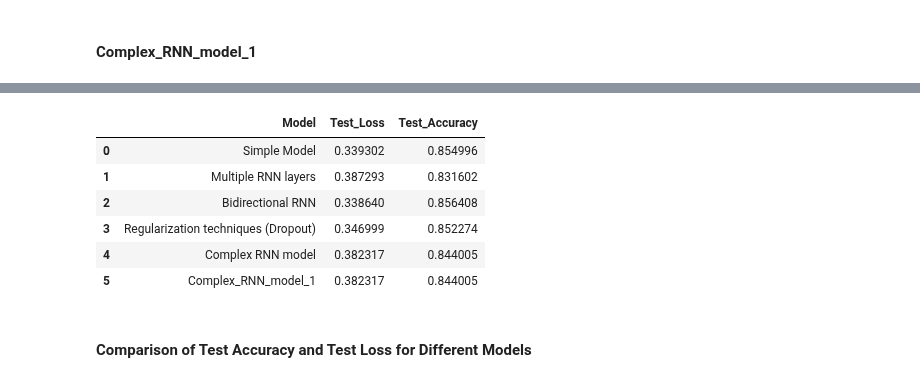
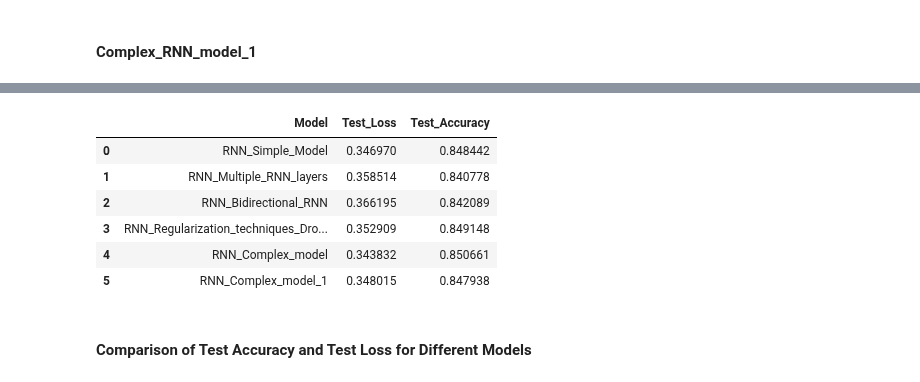
Before and after one commit to spouli/DeepLearning, a Jupyter notebook: Working_notebook_RNN.ipynb, the cells around one changed output, grey strips where cells are left out. Cells and saved outputs as stored; diff of their text form; code cells hidden in the pictures.

```diff
--- a/Working_notebook_RNN.ipynb
+++ b/Working_notebook_RNN.ipynb
@@ -115,11 +116,15 @@ Shape of test data: (9917,)
 # %%
 # Tokenize the reviews
 X_train_tokenized = [word_tokenize(review) for review in X_train]
+X_val_tokenized = [word_tokenize(review) for review in X_val]
 X_test_tokenized = [word_tokenize(review) for review in X_test]
 
 print('--------------X_train_tokenized: \n')
 print(X_train_tokenized[:1])
 print('\n')
+print('--------------X_val_tokenized: \n')
+print(X_val_tokenized[:1])
+print('\n')
 print('--------------X_test_tokenized: \n')
 print(X_test_tokenized[:1])
 # %% [output]
@@ -455,7 +481,7 @@ reduce_lr = ReduceLROnPlateau(monitor='val_loss', patience=3, cooldown=0)
 early_stopping = EarlyStopping(monitor='val_accuracy', min_delta=1e-4, patience=3)
 
 # Train the model with the callbacks
-model.fit(X_train_reshaped, y_train, validation_data=(X_test_reshaped, y_test),
+model.fit(X_train_reshaped, y_train, validation_data=(X_val_reshaped, y_val),
           epochs=10, batch_size=64, callbacks=[reduce_lr, early_stopping])
 
 # Evaluate the model
@@ -463,9 +489,9 @@ loss, accuracy = model.evaluate(X_test_reshaped, y_test)
 print(f"Test loss: {loss}")
 print(f"Test accuracy: {accuracy}")
 
-# Add the evaluation metrics to the dataframe
-results_df['Test_Loss'][results_df['Model']=='Bidirectional RNN'] =  loss
-results_df['Test_Accuracy'][results_df['Model']=='Bidirectional RNN'] = accuracy
+# Append with the evaluation metrics the dataframe
+RNN_Bidirectional_RNN = {'Model': 'RNN_Bidirectional_RNN', 'Test_Loss': loss, 'Test_Accuracy': accuracy}
+results_df = results_df.append(RNN_Bidirectional_RNN, ignore_index=True)
 results_df
 # %% [output]
 Epoch 1/10
@@ -513,7 +531,7 @@ reduce_lr = ReduceLROnPlateau(monitor='val_loss', patience=3, cooldown=0)
 early_stopping = EarlyStopping(monitor='val_accuracy', min_delta=1e-4, patience=3)
 
 # Train the model with the callbacks
-model.fit(X_train_reshaped, y_train, validation_data=(X_test_reshaped, y_test),
+model.fit(X_train_reshaped, y_train, validation_data=(X_val_reshaped, y_val),
           epochs=10, batch_size=64, callbacks=[reduce_lr, early_stopping])
 
 # Evaluate the model
@@ -521,9 +539,9 @@ loss, accuracy = model.evaluate(X_test_reshaped, y_test)
 print(f"Test loss: {loss}")
 print(f"Test accuracy: {accuracy}")
 
-# Add the evaluation metrics to the dataframe
-results_df['Test_Loss'][results_df['Model']=='Regularization techniques (Dropout)'] =  loss
-results_df['Test_Accuracy'][results_df['Model']=='Regularization techniques (Dropout)'] = accuracy
+# Append with the evaluation metrics the dataframe
+RNN_Regularization_techniques_Dropout = {'Model': 'RNN_Regularization_techniques_Dropout', 'Test_Loss': loss, 'Test_Accuracy': accuracy}
+results_df = results_df.append(RNN_Regularization_techniques_Dropout, ignore_index=True)
 results_df
 # %% [output]
 Epoch 1/10
@@ -565,7 +582,7 @@ reduce_lr = ReduceLROnPlateau(monitor='val_loss', patience=3, cooldown=0)
 early_stopping = EarlyStopping(monitor='val_accuracy', min_delta=1e-4, patience=3)
 
 # Train the model with the callbacks
-model.fit(X_train_reshaped, y_train, validation_data=(X_test_reshaped, y_test),
+model.fit(X_train_reshaped, y_train, validation_data=(X_val_reshaped, y_val),
           epochs=10, batch_size=64, callbacks=[reduce_lr, early_stopping])
 
 # Evaluate the model
@@ -573,9 +590,9 @@ loss, accuracy = model.evaluate(X_test_reshaped, y_test)
 print(f"Test loss: {loss}")
 print(f"Test accuracy: {accuracy}")
 
-# Add the evaluation metrics to the dataframe
-results_df['Test_Loss'][results_df['Model']=='Complex RNN model'] =  loss
-results_df['Test_Accuracy'][results_df['Model']=='Complex RNN model'] = accuracy
+# Append with the evaluation metrics the dataframe
+RNN_Complex_model = {'Model': 'RNN_Complex_model', 'Test_Loss': loss, 'Test_Accuracy': accuracy}
+results_df = results_df.append(RNN_Complex_model, ignore_index=True)
 results_df
 # %% [output]
 Epoch 1/10
@@ -623,7 +640,7 @@ reduce_lr = ReduceLROnPlateau(monitor='val_loss', patience=3, cooldown=0)
 early_stopping = EarlyStopping(monitor='val_accuracy', min_delta=1e-4, patience=3)
 
 # Train the model with the callbacks
-model.fit(X_train_reshaped, y_train, validation_data=(X_test_reshaped, y_test),
+model.fit(X_train_reshaped, y_train, validation_data=(X_val_reshaped, y_val),
           epochs=10, batch_size=64, callbacks=[reduce_lr, early_stopping])
 
 # Evaluate the model
@@ -631,15 +648,9 @@ loss, accuracy = model.evaluate(X_test_reshaped, y_test)
 print(f"Test loss: {loss}")
 print(f"Test accuracy: {accuracy}")
 
-# Add the evaluation metrics to the dataframe
-results_df['Test_Loss'][results_df['Model']=='Complex RNN model'] =  loss
-results_df['Test_Accuracy'][results_df['Model']=='Complex RNN model'] = accuracy
+# Append with the evaluation metrics the dataframe
+RNN_Complex_model_1 = {'Model': 'RNN_Complex_model_1', 'Test_Loss': loss, 'Test_Accuracy': accuracy}
+results_df = results_df.append(RNN_Complex_model_1, ignore_index=True)
 results_df
-
-
-
-Complex_RNN_model_1 = {'Model': 'Complex_RNN_model_1', 'Test_Loss': loss, 'Test_Accuracy': accuracy}
-results_df = results_df.append(Complex_RNN_model_1, ignore_index=True)
-results_df
 # %% [output]
 Epoch 1/10
@@ -658,10 +673,10 @@ Test accuracy: 0.8440052270889282
 |  | Model | Test_Loss | Test_Accuracy |
-| 0 | Simple Model | 0.339302 | 0.854996 |
-| 1 | Multiple RNN layers | 0.387293 | 0.831602 |
-| 2 | Bidirectional RNN | 0.338640 | 0.856408 |
-| 3 | Regularization techniques (Dropout) | 0.346999 | 0.852274 |
-| 4 | Complex RNN model | 0.382317 | 0.844005 |
-| 5 | Complex_RNN_model_1 | 0.382317 | 0.844005 |
+| 0 | RNN_Simple_Model | 0.346970 | 0.848442 |
+| 1 | RNN_Multiple_RNN_layers | 0.358514 | 0.840778 |
+| 2 | RNN_Bidirectional_RNN | 0.366195 | 0.842089 |
+| 3 | RNN_Regularization_techniques_Dro... | 0.352909 | 0.849148 |
+| 4 | RNN_Complex_model | 0.343832 | 0.850661 |
+| 5 | RNN_Complex_model_1 | 0.348015 | 0.847938 |
 # %% [markdown]
 #### Comparison of Test Accuracy and Test Loss for Different Models
 # %%
```
Also changed, not shown: parts of 16 cells of this notebook, 3 other files.
